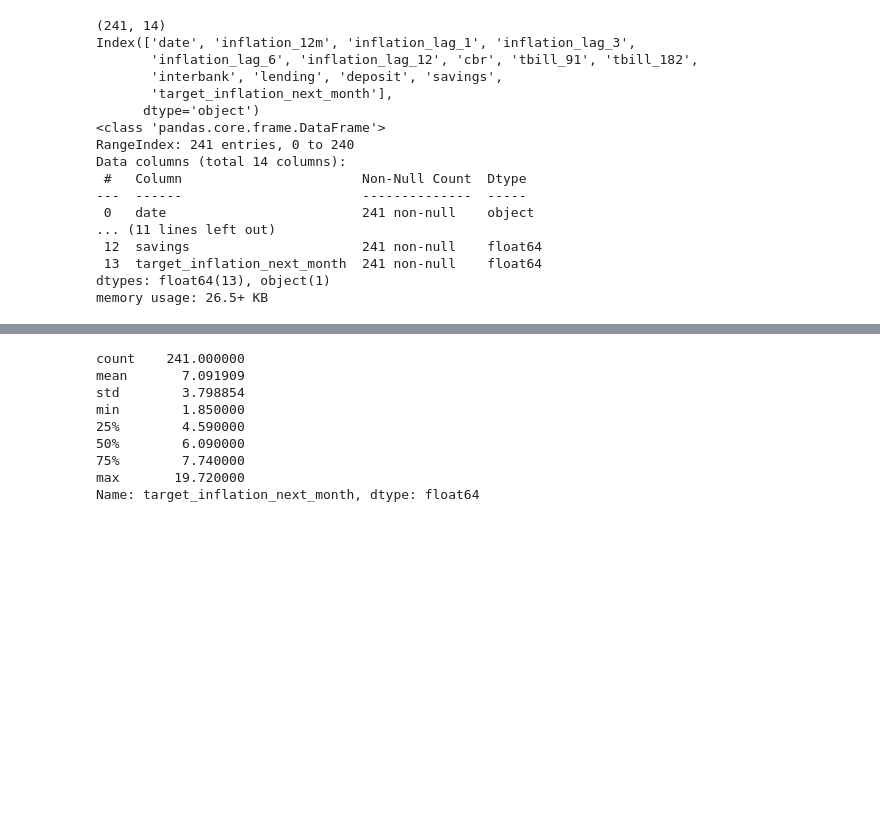
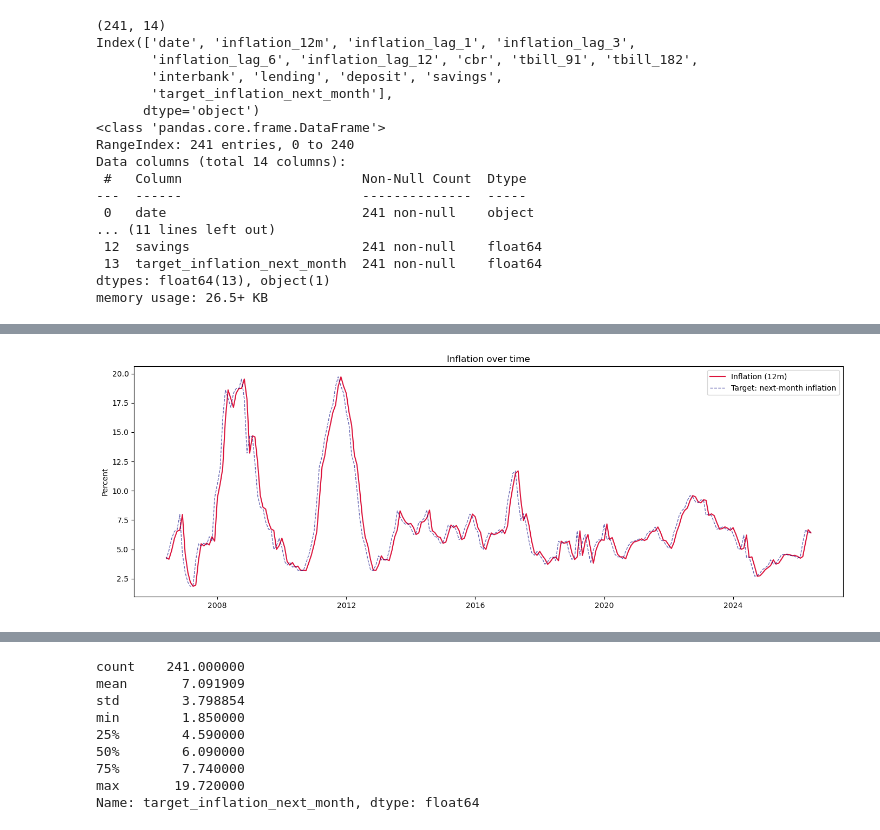
Before and after one commit to moringacapstone-g5/EconIQ, a Jupyter notebook: notebooks/food_price_forecasting.ipynb, the cells around one changed output, grey strips where cells are left out. Cells and saved outputs as stored; diff of their text form; code cells hidden in the pictures; blank space fills up the shorter version.

```diff
--- a/notebooks/food_price_forecasting.ipynb
+++ b/notebooks/food_price_forecasting.ipynb
@@ -1753,0 +1855,12 @@ memory usage: 26.5+ KB
+# %%
+fig, ax = plt.subplots(figsize=(14, 5))
+ax.plot(df.index, df['inflation_12m'], label='Inflation (12m)', color='crimson', linewidth=1.5)
+ax.plot(df.index, df['target_inflation_next_month'], label='Target: next-month inflation', color='navy',
+        linewidth=1, alpha=0.6, linestyle='--')
+ax.set_title('Inflation over time')
+ax.set_ylabel('Percent')
+ax.legend()
+plt.tight_layout()
+plt.show()
+# %% [output]
+[figure, added]
```
Also changed, not shown: parts of 30 cells of this notebook, 3 other files.
